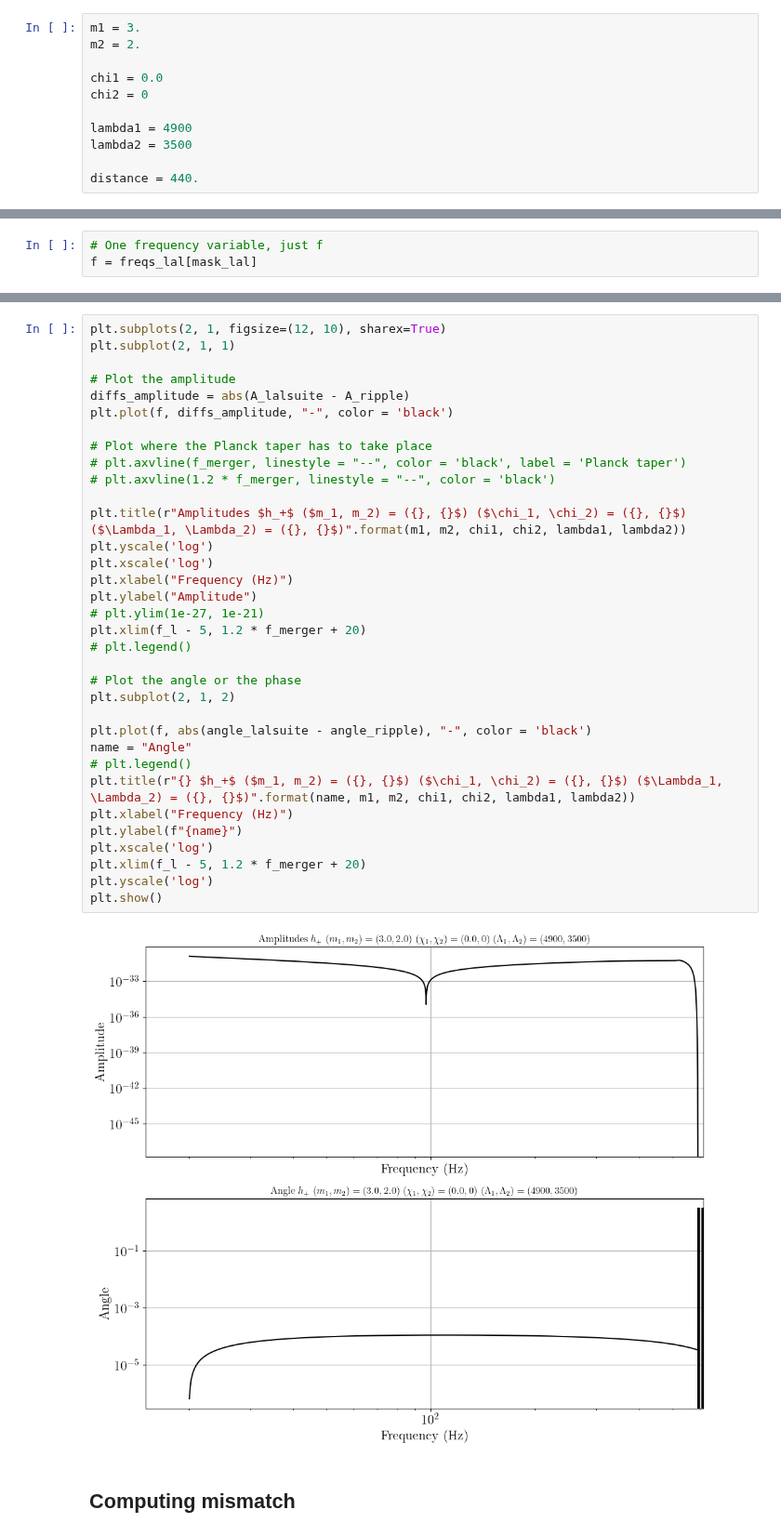
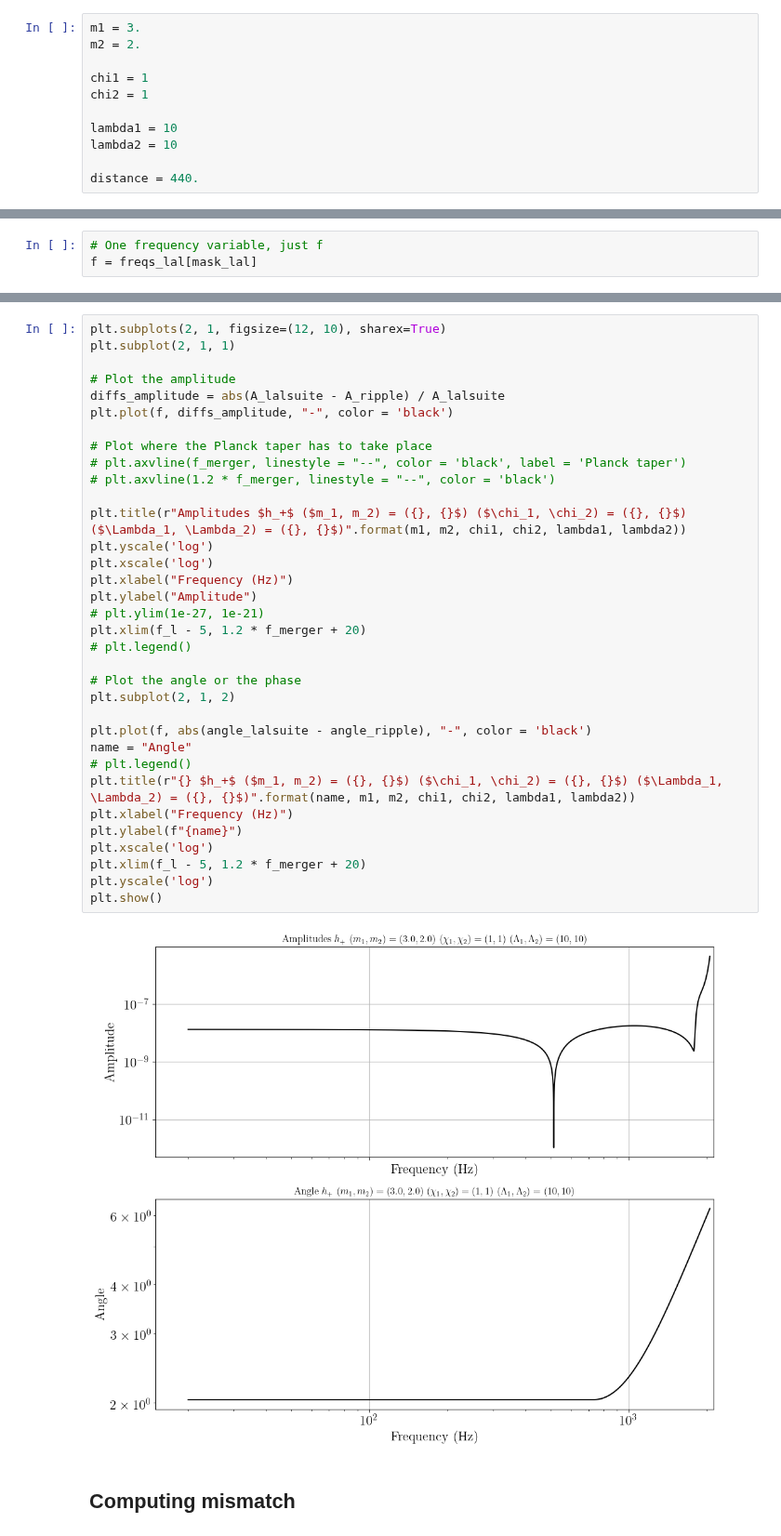
Before and after one commit to tedwards2412/ripple, a Jupyter notebook: notebooks/check_NRTidalv2.ipynb, the cells around one changed output, grey strips where cells are left out. Shown at 93% size. Drawn from its saved outputs; the diff is of its cells as text.

```diff
--- a/notebooks/check_NRTidalv2.ipynb
+++ b/notebooks/check_NRTidalv2.ipynb
@@ -65,11 +65,11 @@ distance = 440.
 m1 = 3.
 m2 = 2.
 
-chi1 = 0.0
-chi2 = 0
+chi1 = 1
+chi2 = 1
 
-lambda1 = 4900
-lambda2 = 3500
+lambda1 = 10
+lambda2 = 10
 
 distance = 440.
 # %% [markdown]
@@ -256,37 +256,37 @@ plt.subplots(2, 1, figsize=(12, 10), sharex=True)
 plt.subplot(2, 1, 1)
 
 # Plot the amplitude
-diffs_amplitude = abs(A_lalsuite - A_ripple)
+diffs_amplitude = abs(A_lalsuite - A_ripple) / A_lalsuite
 plt.plot(f, diffs_amplitude, "-", color = 'black')
 
 # Plot where the Planck taper has to take place
 # plt.axvline(f_merger, linestyle = "--", color = 'black', label = 'Planck taper')
 # plt.axvline(1.2 * f_merger, linestyle = "--", color = 'black')
 
 plt.title(r"Amplitudes $h_+$ ($m_1, m_2) = ({}, {}$) ($\chi_1, \chi_2) = ({}, {}$) ($\Lambda_1, \Lambda_2) = ({}, {}$)".format(m1, m2, chi1, chi2, lambda1, lambda2))
 plt.yscale('log')
 plt.xscale('log')
 plt.xlabel("Frequency (Hz)")
 plt.ylabel("Amplitude")
 # plt.ylim(1e-27, 1e-21)
 plt.xlim(f_l - 5, 1.2 * f_merger + 20)
 # plt.legend()
 
 # Plot the angle or the phase
 plt.subplot(2, 1, 2)
 
 plt.plot(f, abs(angle_lalsuite - angle_ripple), "-", color = 'black')
 name = "Angle"
 # plt.legend()
 plt.title(r"{} $h_+$ ($m_1, m_2) = ({}, {}$) ($\chi_1, \chi_2) = ({}, {}$) ($\Lambda_1, \Lambda_2) = ({}, {}$)".format(name, m1, m2, chi1, chi2, lambda1, lambda2))
 plt.xlabel("Frequency (Hz)")
 plt.ylabel(f"{name}")
 plt.xscale('log')
 plt.xlim(f_l - 5, 1.2 * f_merger + 20)
 plt.yscale('log')
 plt.show()
 # %% [output]
-[figure, old version]
+[figure, new version]
 # %% [markdown]
 ## Computing mismatch
 # %%
```
Also changed, not shown: parts of 4 cells of this notebook, 9 other files.
